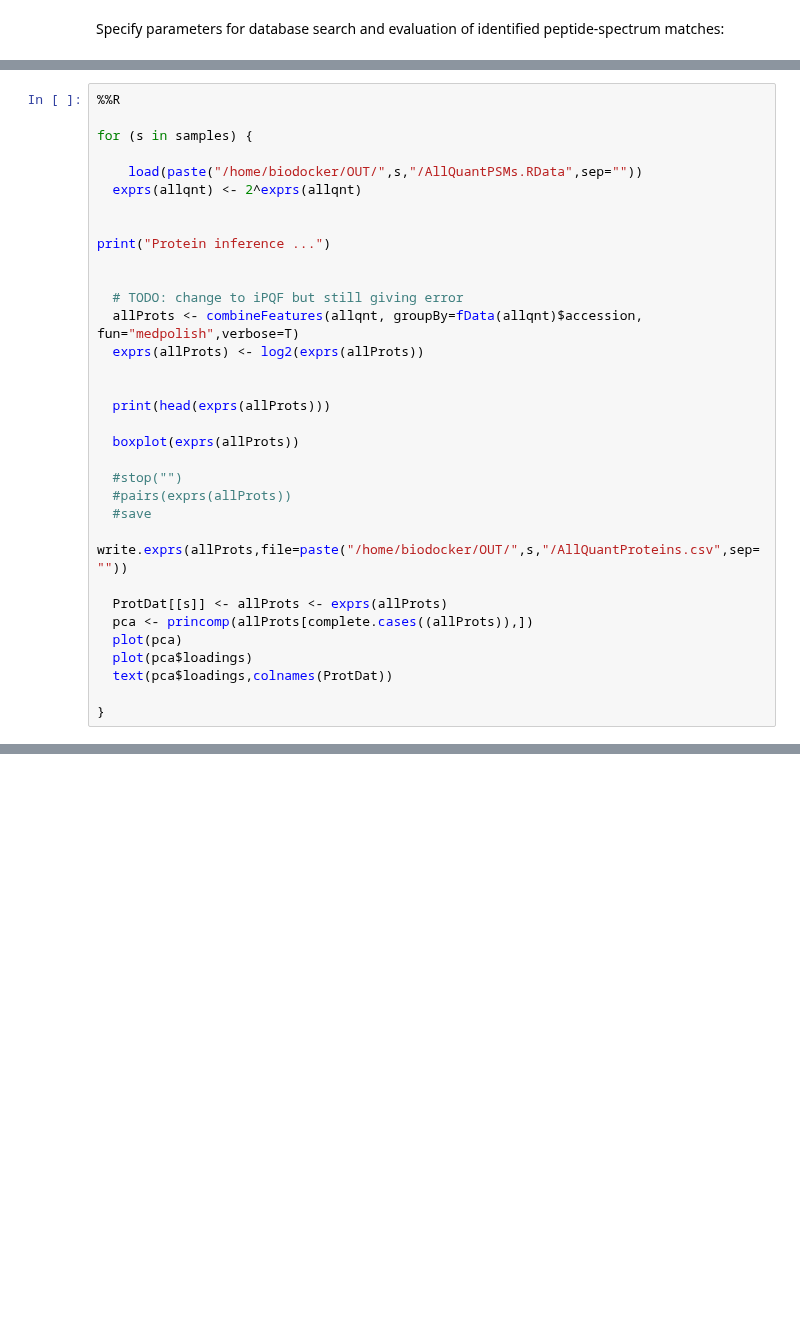
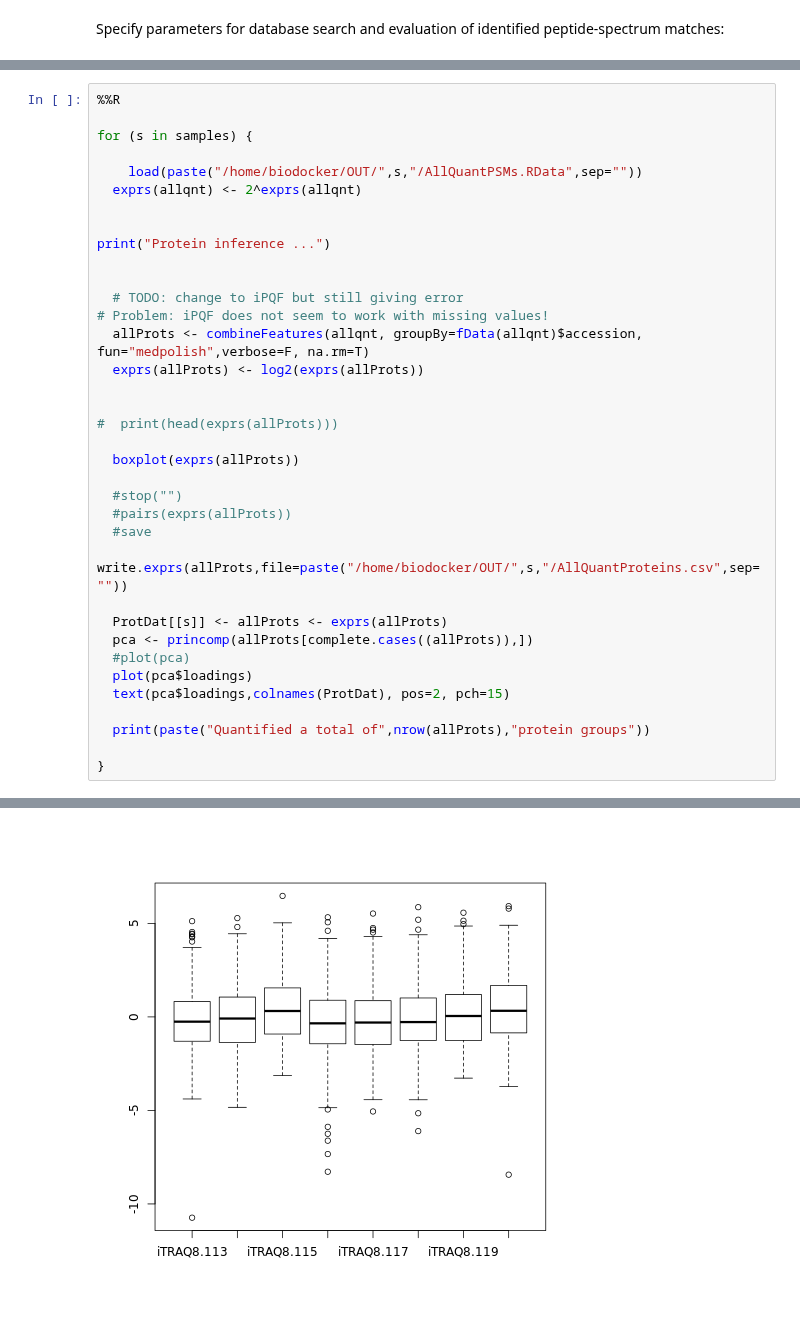
Before and after one commit to ProtProtocols/IsoProt, a Jupyter notebook: Example.ipynb, the cells around one changed output, grey strips where cells are left out. Cells and saved outputs as stored; diff of their text form; blank space fills up the shorter version.

```diff
--- a/Example.ipynb
+++ b/Example.ipynb
@@ -964,11 +965,12 @@ print("Protein inference ...")
 
 
   # TODO: change to iPQF but still giving error
-  allProts <- combineFeatures(allqnt, groupBy=fData(allqnt)$accession, fun="medpolish",verbose=T)
+# Problem: iPQF does not seem to work with missing values!
+  allProts <- combineFeatures(allqnt, groupBy=fData(allqnt)$accession, fun="medpolish",verbose=F, na.rm=T)
   exprs(allProts) <- log2(exprs(allProts))
 
 
-  print(head(exprs(allProts)))
+#  print(head(exprs(allProts)))
 
   boxplot(exprs(allProts))
 
@@ -979,8 +981,11 @@ print("Protein inference ...")
 
   ProtDat[[s]] <- allProts <- exprs(allProts)
   pca <- princomp(allProts[complete.cases((allProts)),])
-  plot(pca)
+  #plot(pca)
   plot(pca$loadings)
-  text(pca$loadings,colnames(ProtDat))
+  text(pca$loadings,colnames(ProtDat), pos=2, pch=15)
+
+  print(paste("Quantified a total of",nrow(allProts),"protein groups"))
 
 }
+# %% [output]
@@ -986,0 +997 @@ print("Protein inference ...")
+[figure, added]
```
Also changed, not shown: parts of 9 cells of this notebook, 1 other file.
